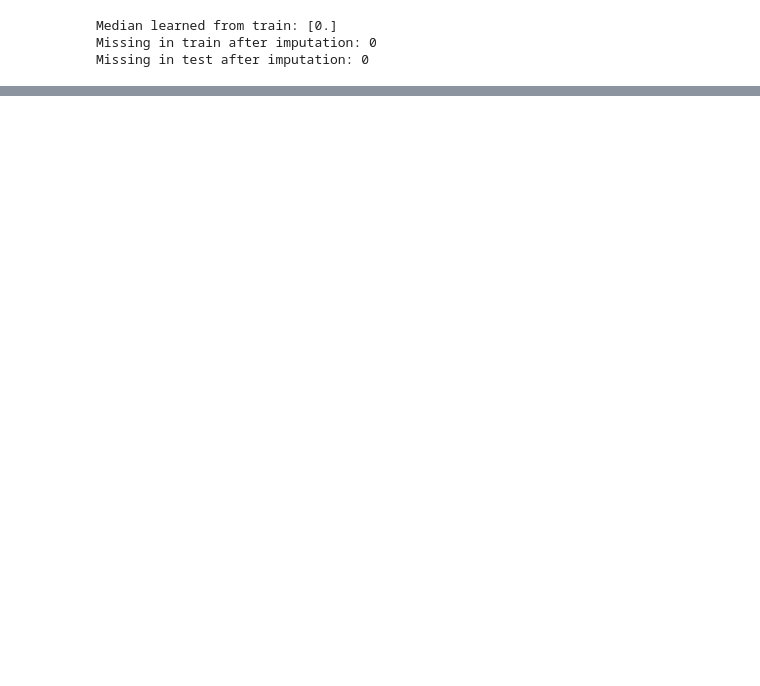
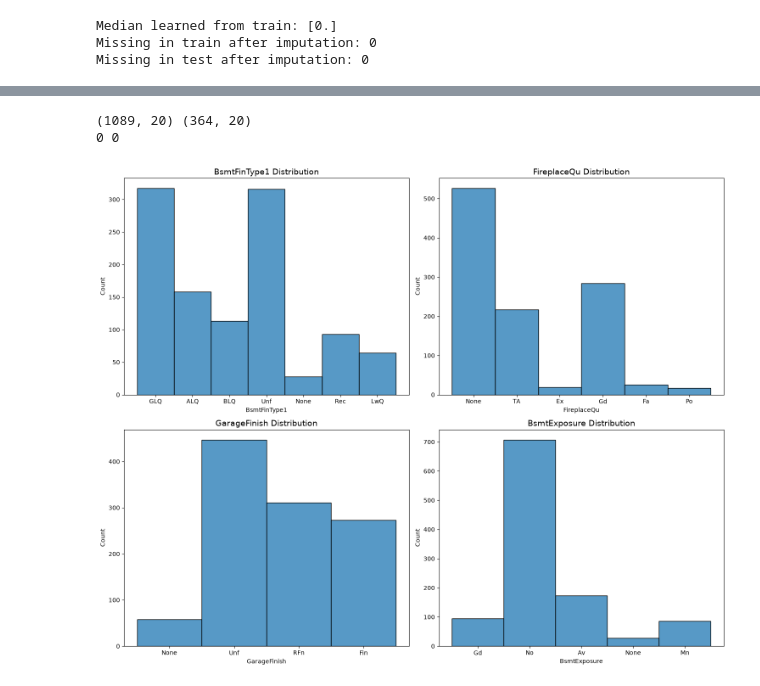
Before and after one commit to FarhanKhan1/MSAI_Machine_Learning, a Jupyter notebook: assignments_1/testing/data_preprocessing.ipynb, the cells around one changed output, grey strips where cells are left out. Saved outputs shown, nothing was run; the diff lists cells and outputs as text; code cells hidden in the pictures; blank space fills up the shorter version.

```diff
--- a/assignments_1/testing/data_preprocessing.ipynb
+++ b/assignments_1/testing/data_preprocessing.ipynb
@@ -58,0 +178,10 @@ Missing in test after imputation: 0
+# %%
+none_cols = ["BsmtFinType1", "FireplaceQu", "GarageFinish", "BsmtExposure"]
+
+none_imputer = SimpleImputer(strategy="constant", fill_value="None")
+
+train_data[none_cols] = none_imputer.fit_transform(train_data[none_cols])
+test_data[none_cols] = none_imputer.transform(test_data[none_cols])
+
+print("Missing in train after imputation:\n", train_data[none_cols].isnull().sum())
+print("\nMissing in test after imputation:\n", test_data[none_cols].isnull().sum())
@@ -58,0 +235,20 @@ Missing in test after imputation: 0
+# %%
+print(train_data.shape, test_data.shape)
+print(train_data.isnull().sum().sum(), test_data.isnull().sum().sum())  # expect 0 0
+# %% [output]
+(1089, 20) (364, 20)
+0 0
+# %%
+ordinal_col = ["BsmtFinType1", "FireplaceQu", "GarageFinish", "BsmtExposure"]
+
+fig, axes = plt.subplots(2, 2, figsize=(15, 12))
+axes = axes.flatten()
+
+for i, col in enumerate(ordinal_col):
+    sns.histplot(train_data[col], ax=axes[i], fill=True)
+    axes[i].set_title(f"{col} Distribution", fontsize=14)
+
+plt.tight_layout()
+plt.show()
+# %% [output]
+[figure, added]
```
Also changed, not shown: parts of 29 cells of this notebook, 3 other files.
